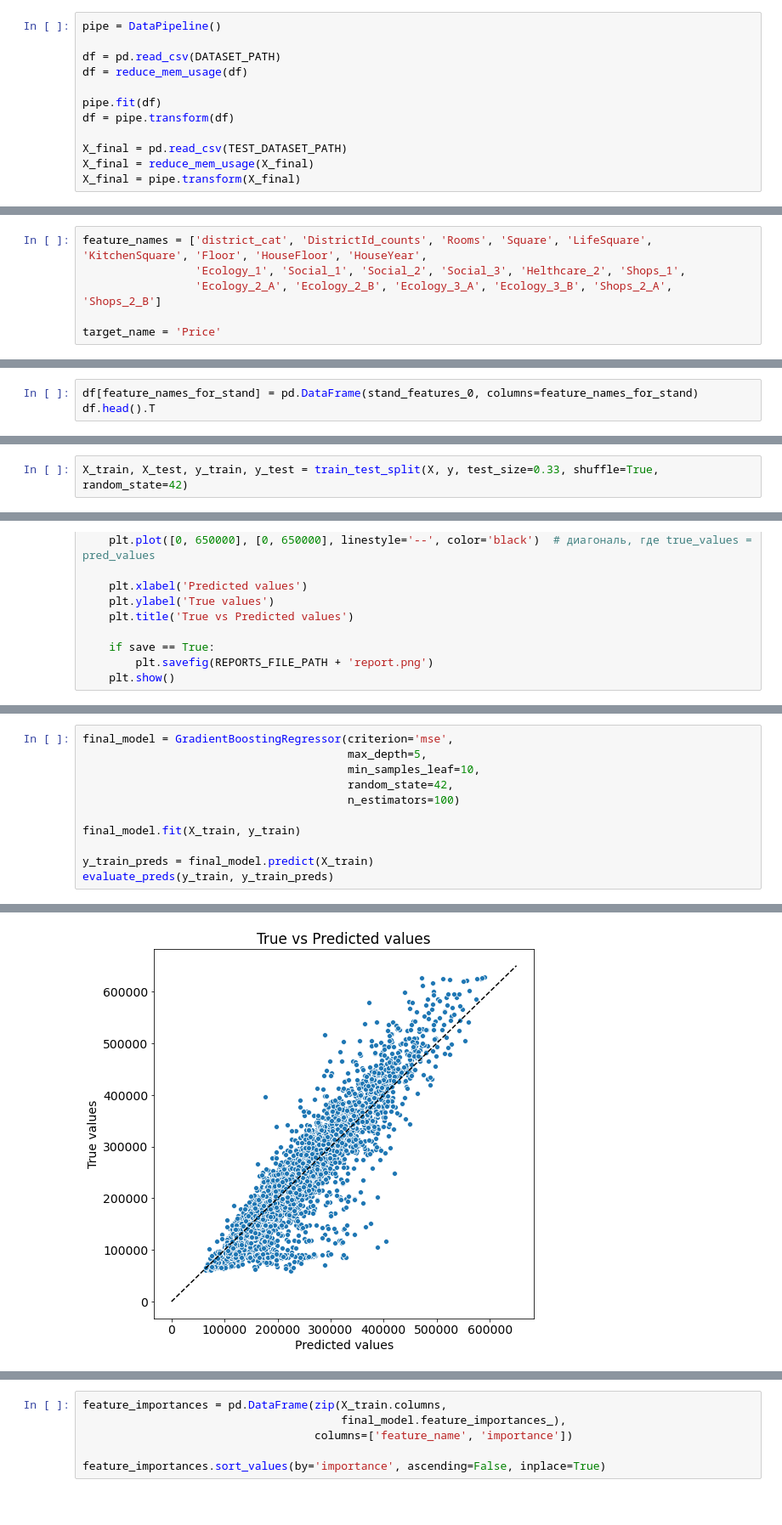
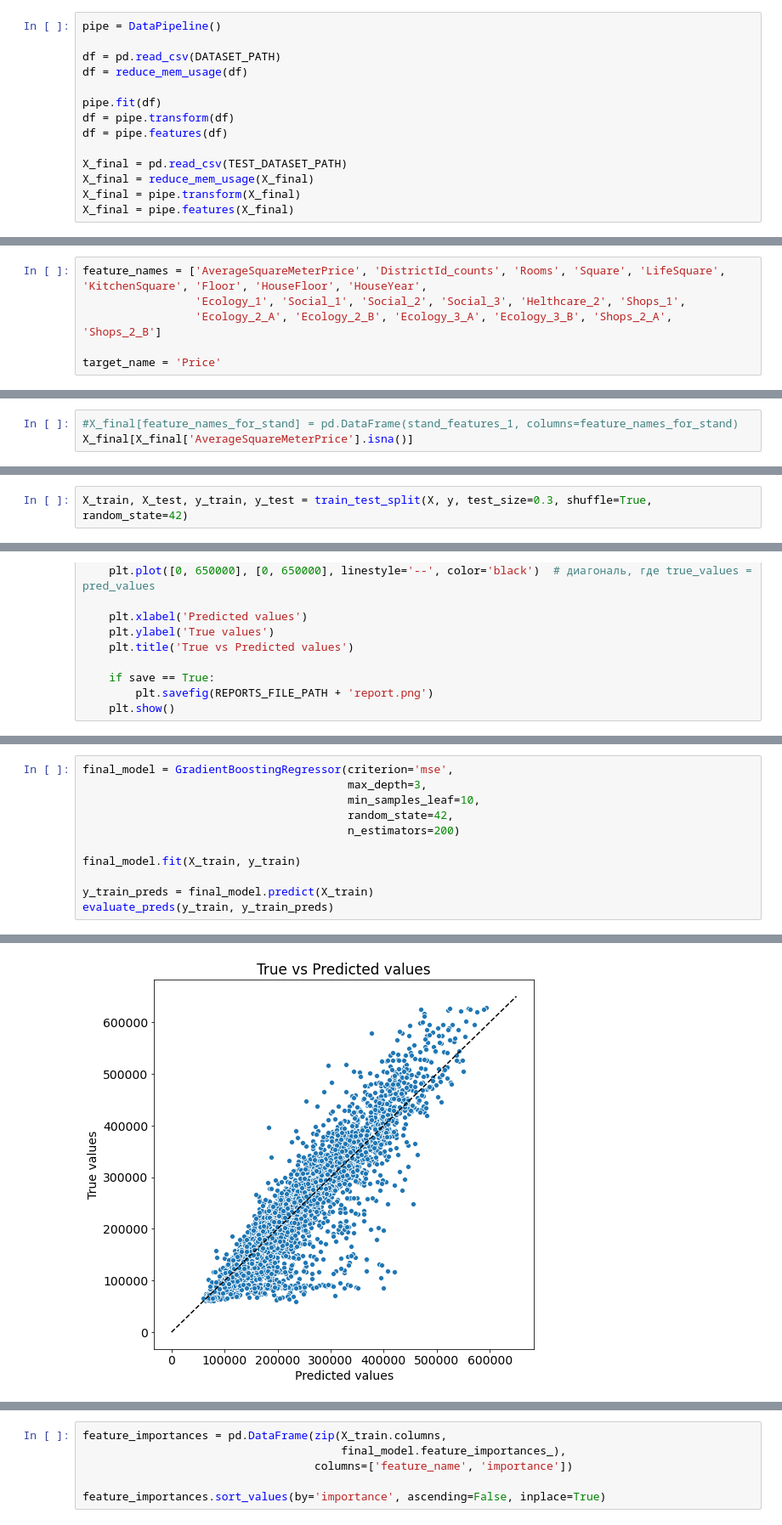
Before and after one commit to albul-k/gb_python_data_science_libs, a Jupyter notebook: course_work_train.ipynb, the cells around one changed output, grey strips where cells are left out. Shown at 85% size. Cells and saved outputs as stored; diff of their text form.

```diff
--- a/course_work_train.ipynb
+++ b/course_work_train.ipynb
@@ -165,10 +176,12 @@ df = reduce_mem_usage(df)
 
 pipe.fit(df)
 df = pipe.transform(df)
+df = pipe.features(df)
 
 X_final = pd.read_csv(TEST_DATASET_PATH)
 X_final = reduce_mem_usage(X_final)
 X_final = pipe.transform(X_final)
+X_final = pipe.features(X_final)
 # %% [output]
 Memory usage of dataframe is 1.53 MB
 Memory usage after optimization is: 0.49 MB
@@ -219,5 +232,5 @@ df.describe().T
 # %%
-feature_names = ['district_cat', 'DistrictId_counts', 'Rooms', 'Square', 'LifeSquare', 'KitchenSquare', 'Floor', 'HouseFloor', 'HouseYear',
+feature_names = ['AverageSquareMeterPrice', 'DistrictId_counts', 'Rooms', 'Square', 'LifeSquare', 'KitchenSquare', 'Floor', 'HouseFloor', 'HouseYear',
                  'Ecology_1', 'Social_1', 'Social_2', 'Social_3', 'Helthcare_2', 'Shops_1',
                  'Ecology_2_A', 'Ecology_2_B', 'Ecology_3_A', 'Ecology_3_B', 'Shops_2_A', 'Shops_2_B']
 
@@ -316,4 +280,4 @@ stand_features_1 = scaler.fit_transform(X_final[feature_names_for_stand])
 # %%
-df[feature_names_for_stand] = pd.DataFrame(stand_features_0, columns=feature_names_for_stand)
-df.head().T
+#X_final[feature_names_for_stand] = pd.DataFrame(stand_features_1, columns=feature_names_for_stand)
+X_final[X_final['AverageSquareMeterPrice'].isna()]
 # %% [output]
@@ -344,7 +287,7 @@ X_final[X_final['DistrictId_counts'].isna()]
 X = df[feature_names]
 y = df[target_name]
 # %%
-X_train, X_test, y_train, y_test = train_test_split(X, y, test_size=0.33, shuffle=True, random_state=42)
+X_train, X_test, y_train, y_test = train_test_split(X, y, test_size=0.3, shuffle=True, random_state=42)
 # %%
 df.to_csv(PREPARED_DATASET_PATH, index=False, encoding='utf-8', sep=',')
 # %%
@@ -406,9 +349,9 @@ gs.best_score_
 # %%
 final_model = GradientBoostingRegressor(criterion='mse',
-                                        max_depth=5,
+                                        max_depth=3,
                                         min_samples_leaf=10,
                                         random_state=42,
-                                        n_estimators=100)
+                                        n_estimators=200)
 
 final_model.fit(X_train, y_train)
 
@@ -421,4 +364,4 @@ MSE:    1376566885.252
-[figure, old version]
+[figure, new version]
 # %%
 y_test_preds = final_model.predict(X_test)
 evaluate_preds(y_test, y_test_preds, save=False)
```
Also changed, not shown: parts of 18 cells of this notebook, 2 other files.
